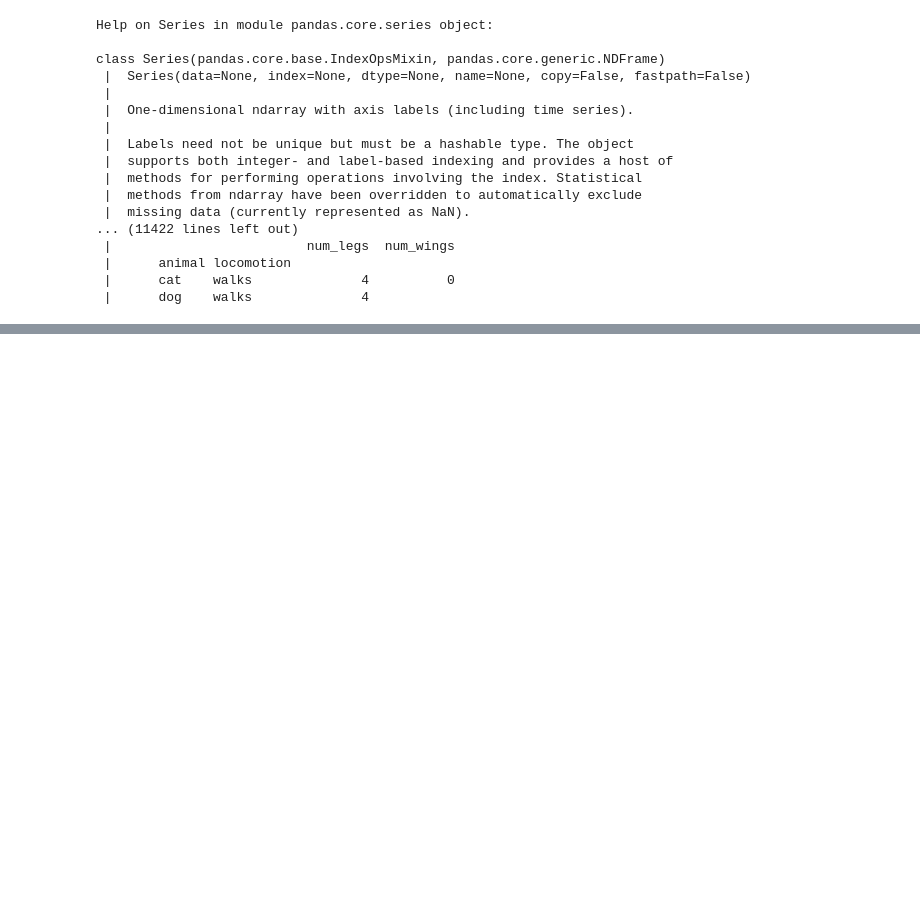
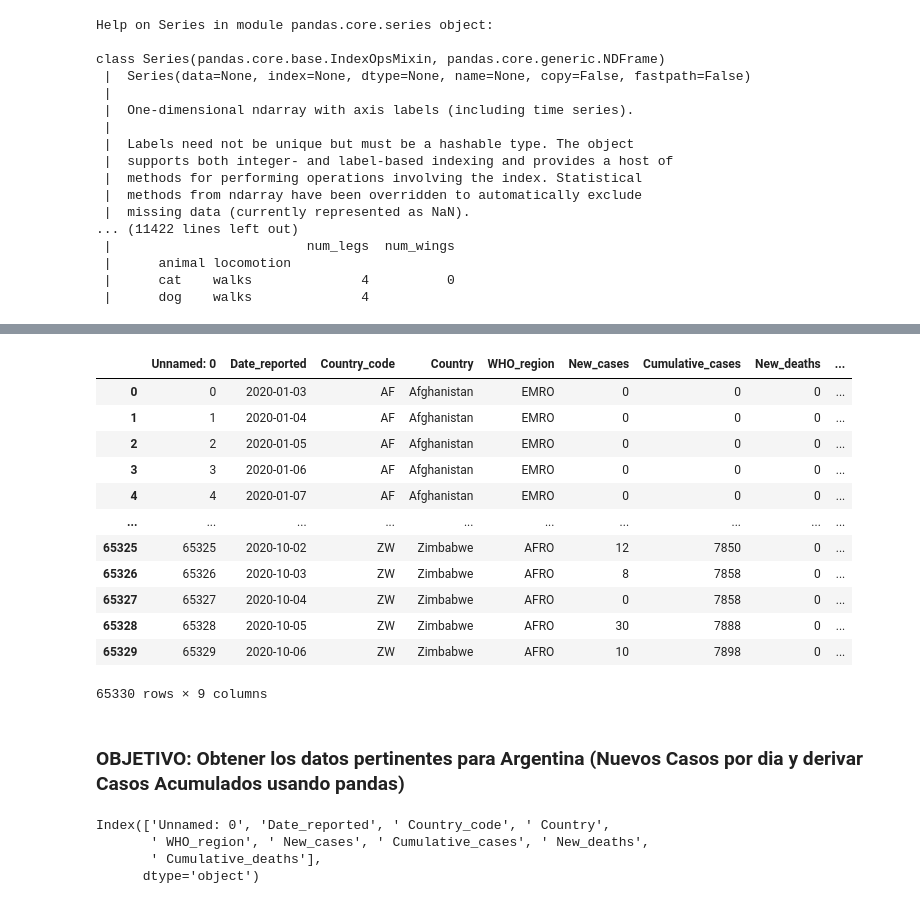
Before and after one commit to fedeturi/icda-python-para-finanzas, a Jupyter notebook: ICDA-Python_Clase6.ipynb, the cells around one changed output, grey strips where cells are left out. Cells and saved outputs as stored; diff of their text form; code cells hidden in the pictures; blank space fills up the shorter version.

Commit message:
Clase 6

```diff
--- a/ICDA-Python_Clase6.ipynb
+++ b/ICDA-Python_Clase6.ipynb
@@ -439,0 +409,28 @@ a.max()
+# %%
+covid_df = pd.read_excel('covid-clase6.xlsx')
+# %%
+covid_df
+# %% [output]
+|  | Unnamed: 0 | Date_reported | Country_code | Country | WHO_region | New_cases | Cumulative_cases | New_deaths | ... |
+| 0 | 0 | 2020-01-03 | AF | Afghanistan | EMRO | 0 | 0 | 0 | ... |
+| 1 | 1 | 2020-01-04 | AF | Afghanistan | EMRO | 0 | 0 | 0 | ... |
+| 2 | 2 | 2020-01-05 | AF | Afghanistan | EMRO | 0 | 0 | 0 | ... |
+| 3 | 3 | 2020-01-06 | AF | Afghanistan | EMRO | 0 | 0 | 0 | ... |
+| 4 | 4 | 2020-01-07 | AF | Afghanistan | EMRO | 0 | 0 | 0 | ... |
+| ... | ... | ... | ... | ... | ... | ... | ... | ... | ... |
+| 65325 | 65325 | 2020-10-02 | ZW | Zimbabwe | AFRO | 12 | 7850 | 0 | ... |
+| 65326 | 65326 | 2020-10-03 | ZW | Zimbabwe | AFRO | 8 | 7858 | 0 | ... |
+| 65327 | 65327 | 2020-10-04 | ZW | Zimbabwe | AFRO | 0 | 7858 | 0 | ... |
+| 65328 | 65328 | 2020-10-05 | ZW | Zimbabwe | AFRO | 30 | 7888 | 0 | ... |
+| 65329 | 65329 | 2020-10-06 | ZW | Zimbabwe | AFRO | 10 | 7898 | 0 | ... |
+65330 rows × 9 columns
+# %% [markdown]
+### OBJETIVO: Obtener los datos pertinentes para Argentina (Nuevos Casos por dia y derivar Casos Acumulados usando pandas)
+# %%
+columnas_originales = covid_df.columns
+columnas_originales
+# %% [output]
+Index(['Unnamed: 0', 'Date_reported', ' Country_code', ' Country',
+       ' WHO_region', ' New_cases', ' Cumulative_cases', ' New_deaths',
+       ' Cumulative_deaths'],
+      dtype='object')
```
Also changed, not shown: parts of 55 cells of this notebook, 2 other files.
